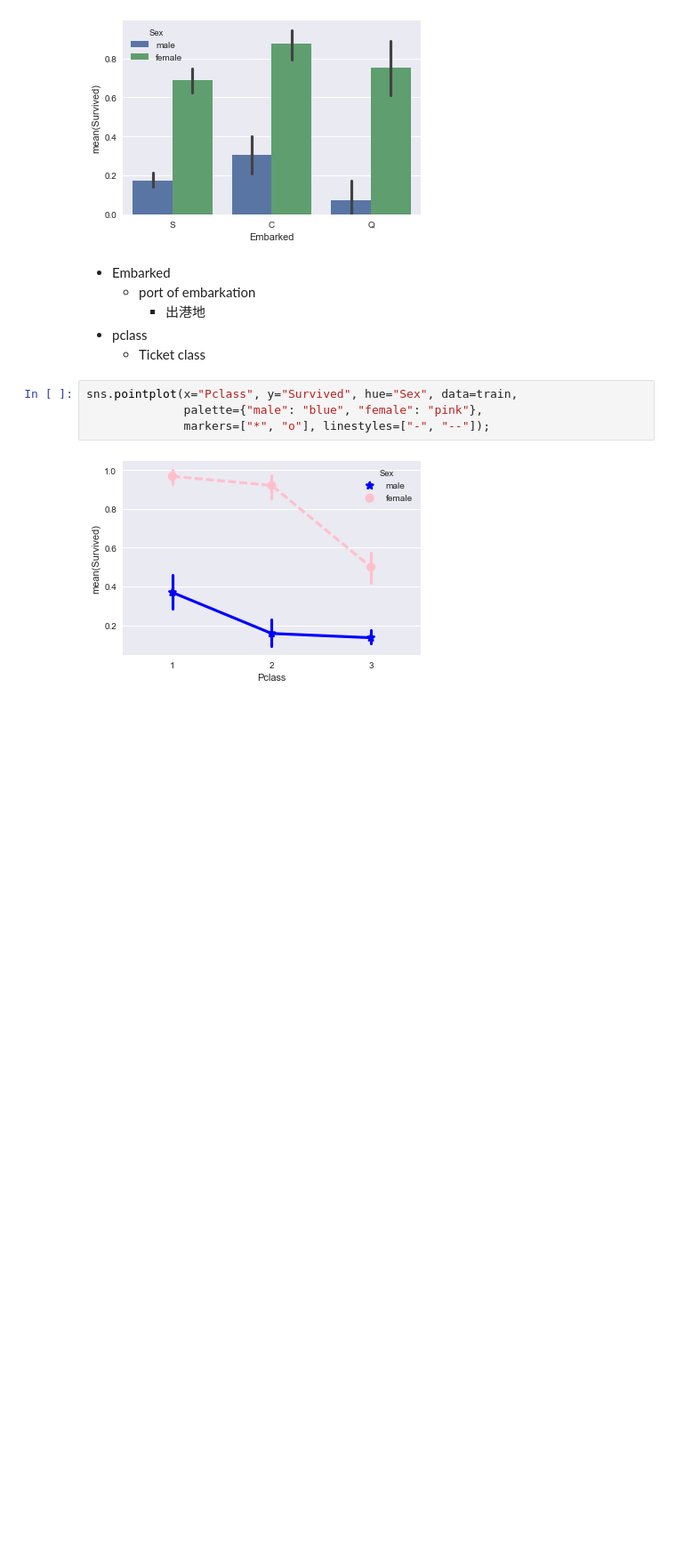
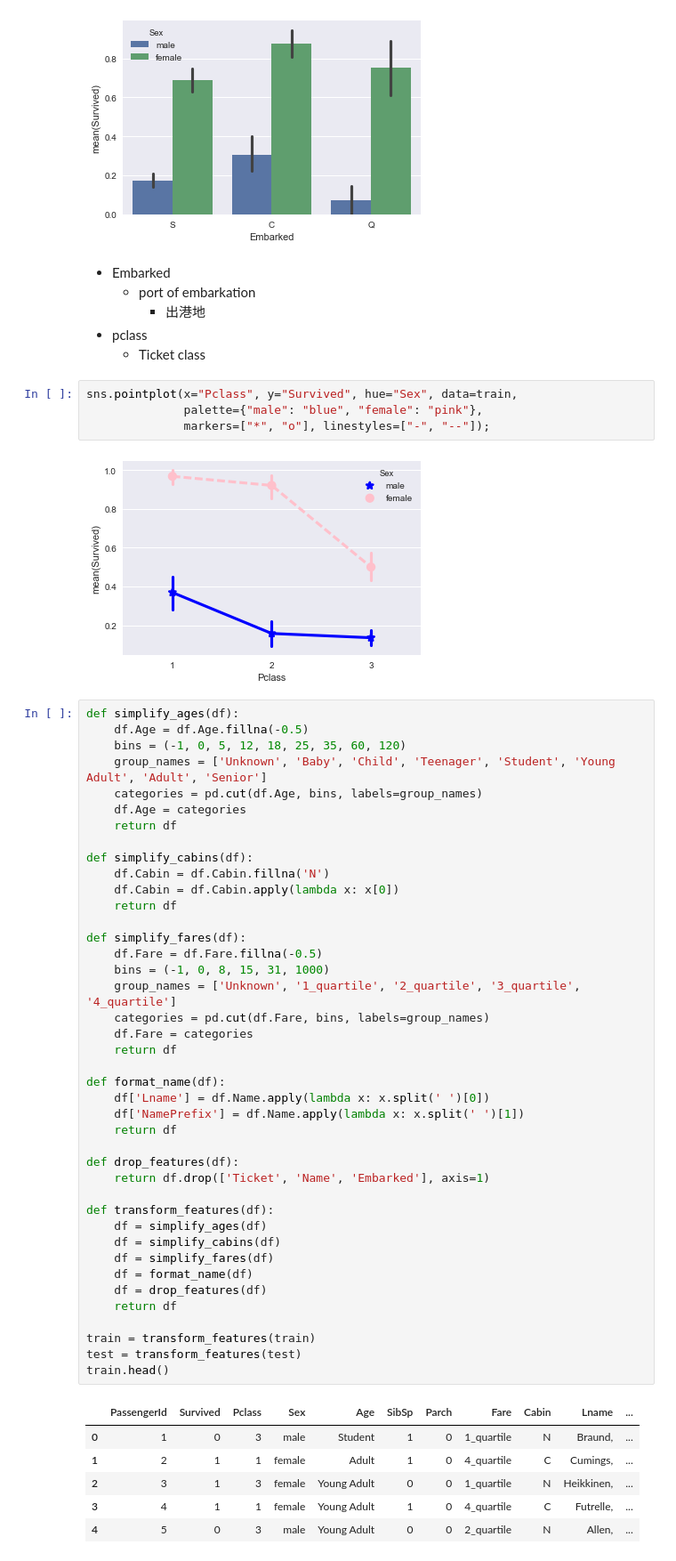
Before and after one commit to ara-ta3/kaggle-titanic-getting-started, a Jupyter notebook: Kaggle.ipynb, the cells around one changed output. Shown at 89% size. Cells and saved outputs as stored; diff of their text form; blank space fills up the shorter version.

```diff
--- a/Kaggle.ipynb
+++ b/Kaggle.ipynb
@@ -87,3 +87,51 @@ sns.pointplot(x="Pclass", y="Survived", hue="Sex", data=train,
               markers=["*", "o"], linestyles=["-", "--"]);
 # %% [output]
 [figure]
+# %%
+def simplify_ages(df):
+    df.Age = df.Age.fillna(-0.5)
+    bins = (-1, 0, 5, 12, 18, 25, 35, 60, 120)
+    group_names = ['Unknown', 'Baby', 'Child', 'Teenager', 'Student', 'Young Adult', 'Adult', 'Senior']
+    categories = pd.cut(df.Age, bins, labels=group_names)
+    df.Age = categories
+    return df
+
+def simplify_cabins(df):
+    df.Cabin = df.Cabin.fillna('N')
+    df.Cabin = df.Cabin.apply(lambda x: x[0])
+    return df
+
+def simplify_fares(df):
+    df.Fare = df.Fare.fillna(-0.5)
+    bins = (-1, 0, 8, 15, 31, 1000)
+    group_names = ['Unknown', '1_quartile', '2_quartile', '3_quartile', '4_quartile']
+    categories = pd.cut(df.Fare, bins, labels=group_names)
+    df.Fare = categories
+    return df
+
+def format_name(df):
+    df['Lname'] = df.Name.apply(lambda x: x.split(' ')[0])
+    df['NamePrefix'] = df.Name.apply(lambda x: x.split(' ')[1])
+    return df
+
+def drop_features(df):
+    return df.drop(['Ticket', 'Name', 'Embarked'], axis=1)
+
+def transform_features(df):
+    df = simplify_ages(df)
+    df = simplify_cabins(df)
+    df = simplify_fares(df)
+    df = format_name(df)
+    df = drop_features(df)
+    return df
+
+train = transform_features(train)
+test = transform_features(test)
+train.head()
+# %% [output]
+|  | PassengerId | Survived | Pclass | Sex | Age | SibSp | Parch | Fare | Cabin | Lname | ... |
+| 0 | 1 | 0 | 3 | male | Student | 1 | 0 | 1_quartile | N | Braund, | ... |
+| 1 | 2 | 1 | 1 | female | Adult | 1 | 0 | 4_quartile | C | Cumings, | ... |
+| 2 | 3 | 1 | 3 | female | Young Adult | 0 | 0 | 1_quartile | N | Heikkinen, | ... |
+| 3 | 4 | 1 | 1 | female | Young Adult | 1 | 0 | 4_quartile | C | Futrelle, | ... |
+| 4 | 5 | 0 | 3 | male | Young Adult | 0 | 0 | 2_quartile | N | Allen, | ... |
```
Also changed, not shown: parts of 13 cells of this notebook, 1 other file.
